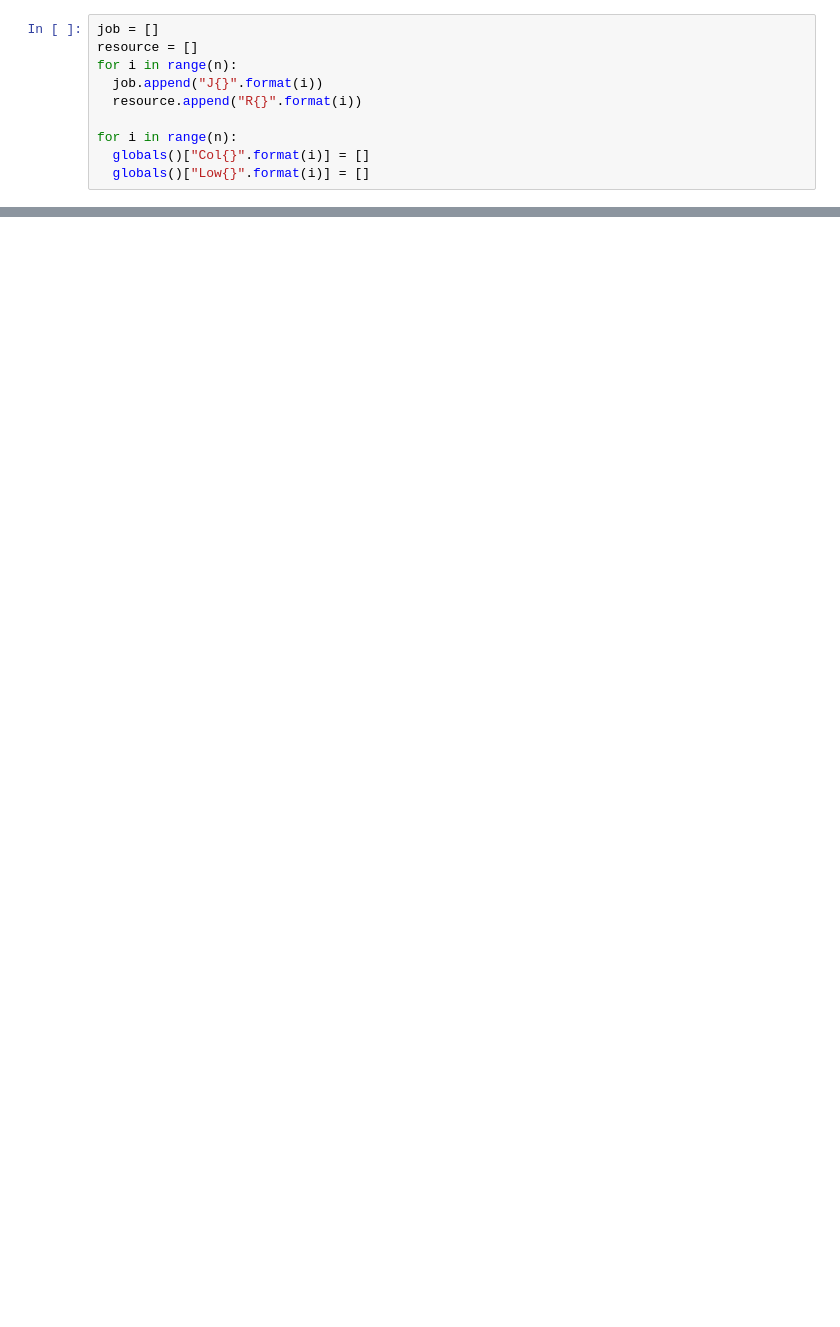
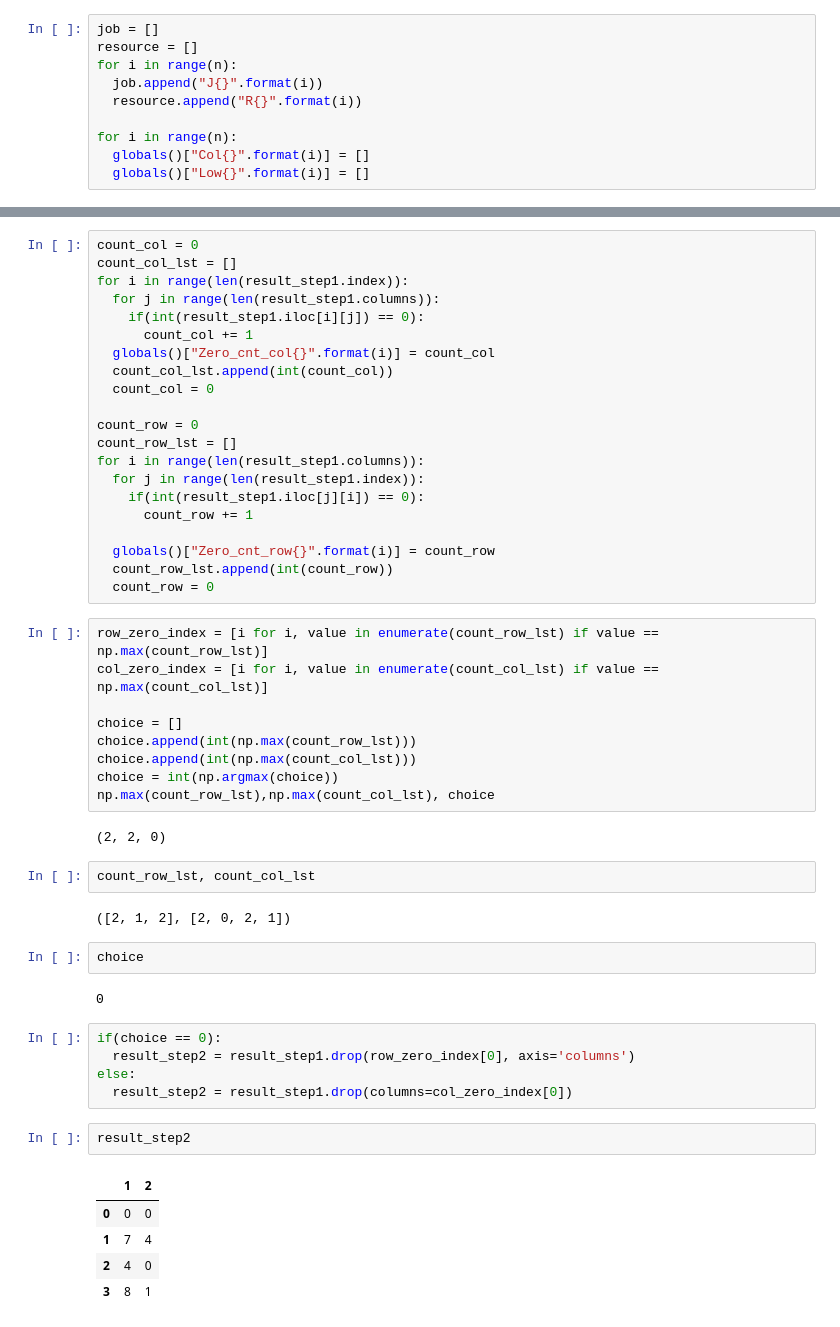
Before and after one commit to Junhyuck123/Production-control, a Jupyter notebook: Final_Project.ipynb, the cells around one changed output, grey strips where cells are left out. Drawn from its saved outputs; the diff is of its cells as text; blank space fills up the shorter version.

```diff
--- a/Final_Project.ipynb
+++ b/Final_Project.ipynb
@@ -119,0 +159,53 @@ cost
+# %%
+count_col = 0
+count_col_lst = []
+for i in range(len(result_step1.index)):
+  for j in range(len(result_step1.columns)):
+    if(int(result_step1.iloc[i][j]) == 0):
+      count_col += 1
+  globals()["Zero_cnt_col{}".format(i)] = count_col
+  count_col_lst.append(int(count_col))
+  count_col = 0
+
+count_row = 0
+count_row_lst = []
+for i in range(len(result_step1.columns)):
+  for j in range(len(result_step1.index)):
+    if(int(result_step1.iloc[j][i]) == 0):
+      count_row += 1
+
+  globals()["Zero_cnt_row{}".format(i)] = count_row
+  count_row_lst.append(int(count_row))
+  count_row = 0
+# %%
+row_zero_index = [i for i, value in enumerate(count_row_lst) if value == np.max(count_row_lst)]
+col_zero_index = [i for i, value in enumerate(count_col_lst) if value == np.max(count_col_lst)]
+
+choice = []
+choice.append(int(np.max(count_row_lst)))
+choice.append(int(np.max(count_col_lst)))
+choice = int(np.argmax(choice))
+np.max(count_row_lst),np.max(count_col_lst), choice
+# %% [output]
+(2, 2, 0)
+# %%
+count_row_lst, count_col_lst
+# %% [output]
+([2, 1, 2], [2, 0, 2, 1])
+# %%
+choice
+# %% [output]
+0
+# %%
+if(choice == 0):
+  result_step2 = result_step1.drop(row_zero_index[0], axis='columns')
+else:
+  result_step2 = result_step1.drop(columns=col_zero_index[0])
+# %%
+result_step2
+# %% [output]
+|  | 1 | 2 |
+| 0 | 0 | 0 |
+| 1 | 7 | 4 |
+| 2 | 4 | 0 |
+| 3 | 8 | 1 |
```
Also changed, not shown: parts of 55 cells of this notebook.
